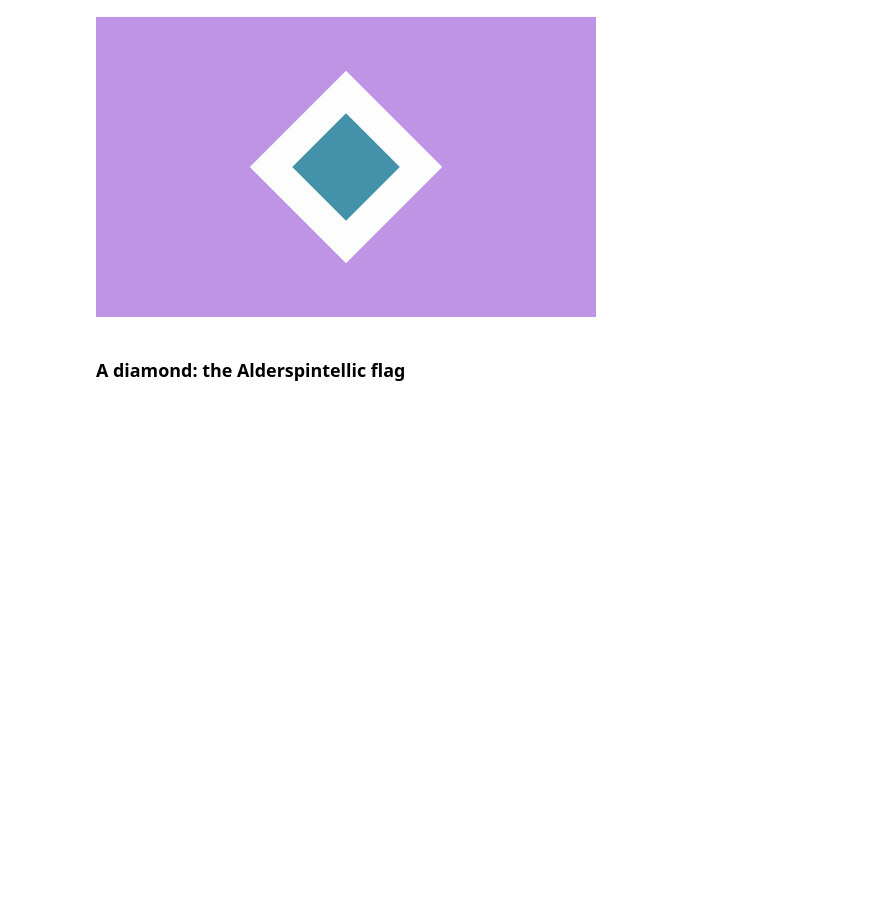
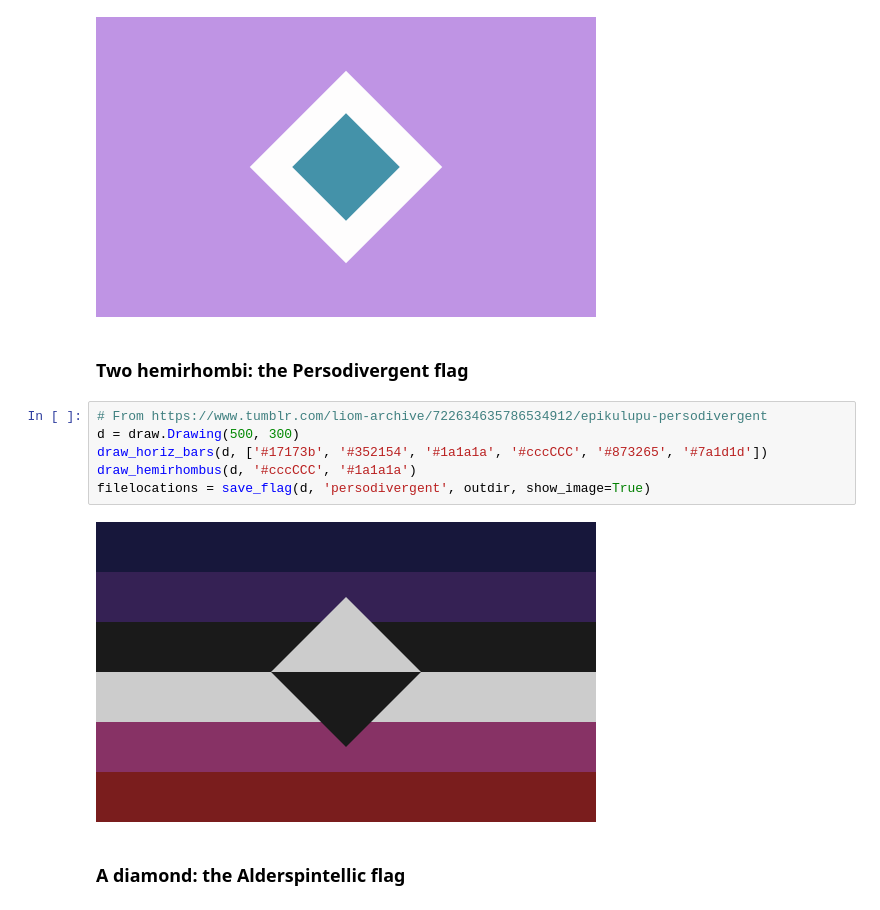
Before and after one commit to intervexual/drawpride, a Jupyter notebook: examples.ipynb, the cells around one changed output. Drawn from its saved outputs; the diff is of its cells as text; blank space fills up the shorter version.

```diff
--- a/examples.ipynb
+++ b/examples.ipynb
@@ -181,4 +182,14 @@ draw_rhombus(d, '#4492a9', '#fefdfd')
 filelocations = save_flag(d, 'perisex_altersex', outdir, show_image=True)
 # %% [output]
 [figure]
+# %% [markdown]
+### Two hemirhombi: the Persodivergent flag
+# %%
+# From https://www.tumblr.com/liom-archive/722634635786534912/epikulupu-persodivergent
+d = draw.Drawing(500, 300)
+draw_horiz_bars(d, ['#17173b', '#352154', '#1a1a1a', '#cccCCC', '#873265', '#7a1d1d'])
+draw_hemirhombus(d, '#cccCCC', '#1a1a1a')
+filelocations = save_flag(d, 'persodivergent', outdir, show_image=True)
+# %% [output]
+[figure, added]
 # %% [markdown]
```
Also changed, not shown: parts of 25 cells of this notebook, 24 other files.
